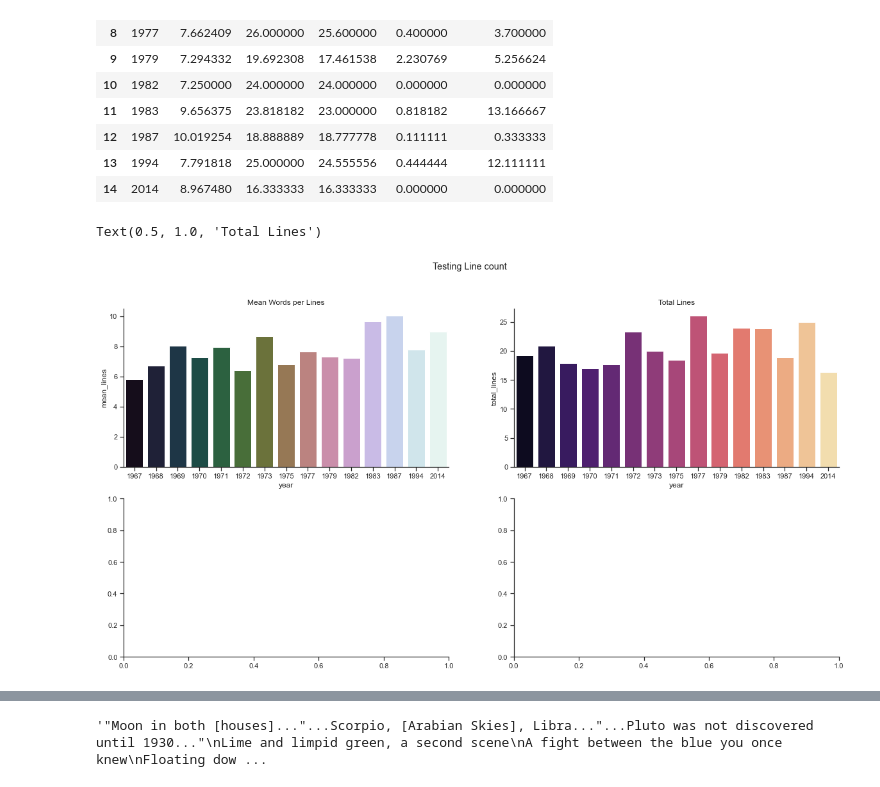
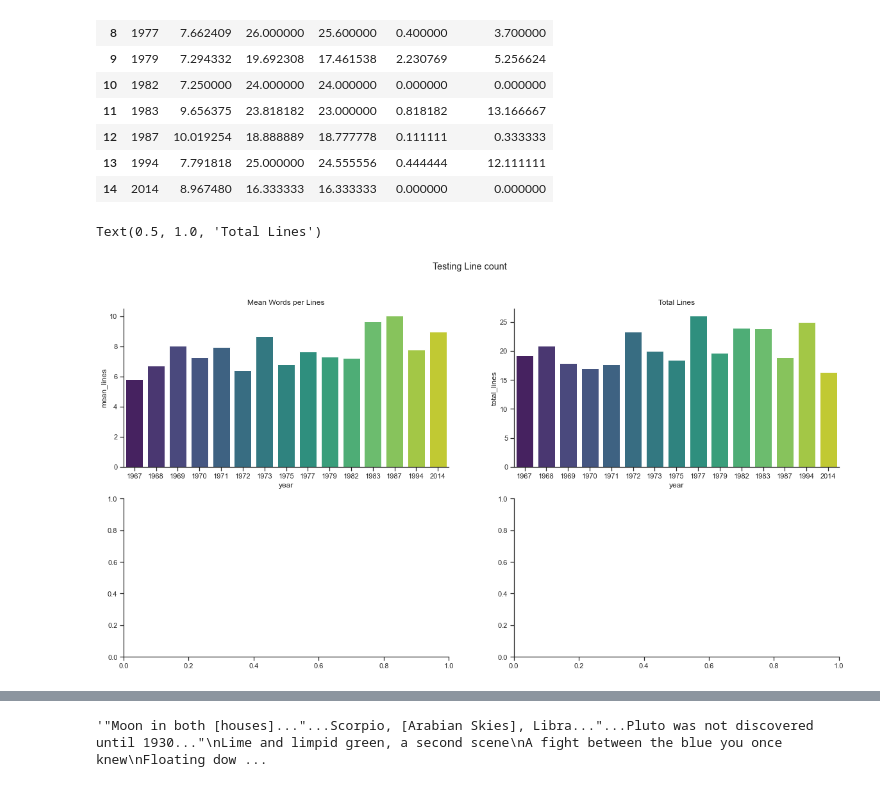
Before and after one commit to kelvinpurdom/PinkFloydLyrics, a Jupyter notebook: notebooks/PinkFloyd.ipynb, the cells around one changed output, grey strips where cells are left out. Cells and saved outputs as stored; diff of their text form; code cells hidden in the pictures.

```diff
--- a/notebooks/PinkFloyd.ipynb
+++ b/notebooks/PinkFloyd.ipynb
@@ -170,14 +170,18 @@ df_clines_gb
 # %%
 fig,axs = plt.subplots(2,2,figsize=(20,10))
 fig.suptitle('Testing Line count')
 
-sns.barplot(ax=axs[0,0],x="year",y='mean_lines', data=df_clines_gb, palette="cubehelix")
+sns.set_theme(style="darkgrid")
+custom_params = {"axes.spines.right": False, "axes.spines.top": False}
+sns.set_theme(style="ticks", rc=custom_params)
+
+sns.barplot(ax=axs[0,0],x="year",y='mean_lines', data=df_clines_gb, palette="viridis", dodge=True)
 axs[0,0].set_title('Mean Words per Lines')
-sns.barplot(ax=axs[0,1],x="year",y='total_lines', data=df_clines_gb, palette="magma")
+sns.barplot(ax=axs[0,1],x="year",y='total_lines', data=df_clines_gb, palette="viridis",dodge=True)
 axs[0,1].set_title('Total Lines')
 # %% [output]
 Text(0.5, 1.0, 'Total Lines')
-[figure, old version]
+[figure, new version]
 # %%
 tokenizer = Tokenizer(char_level=False)
 tokenizer.fit_on_texts([df.lyrics.iloc[1].replace('\n',' \n ')])
```
